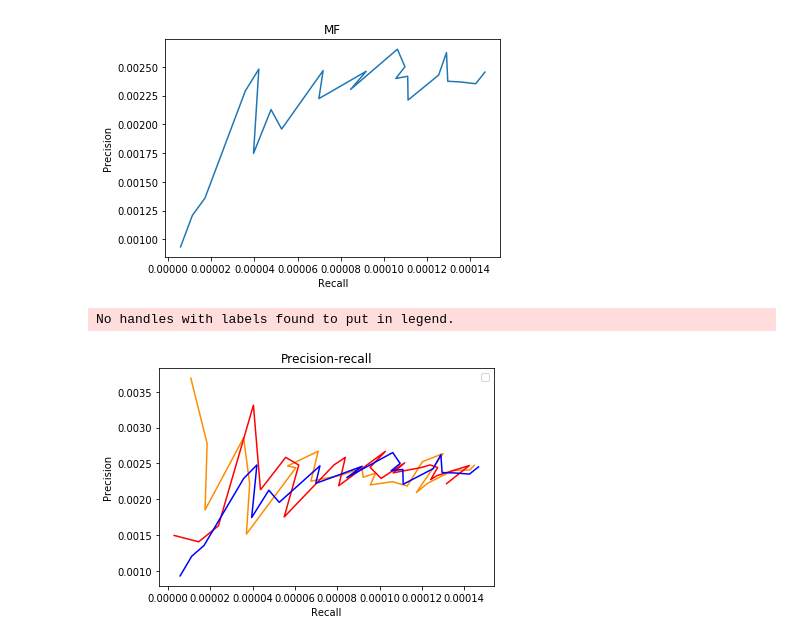
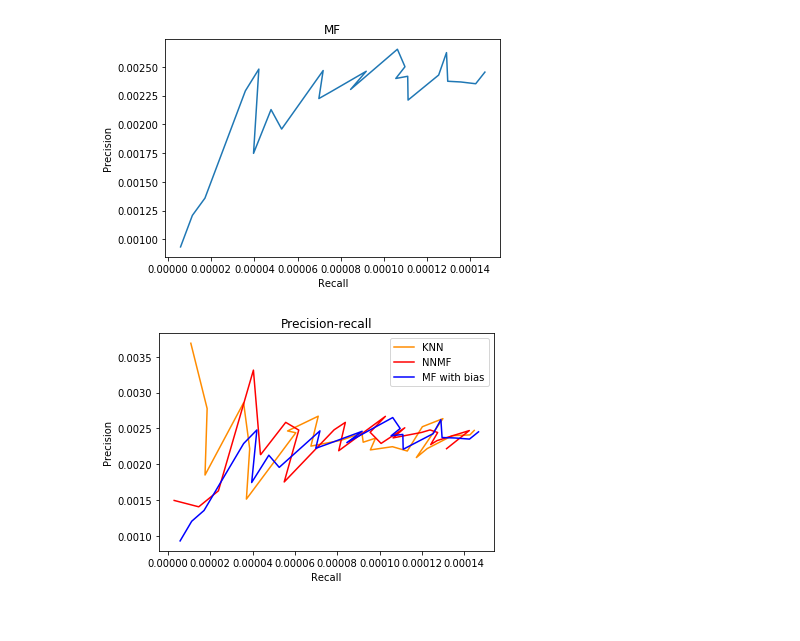
Before and after one commit to edihb/Collaborative-Filtering, a Jupyter notebook: Project 3_v3.ipynb, the cells around one changed output. Drawn from its saved outputs; the diff is of its cells as text; code cells hidden in the pictures.

```diff
--- a/Project 3_v3.ipynb
+++ b/Project 3_v3.ipynb
@@ -916,14 +916,13 @@ plot_func(recall_mf, precision_mf, "Recall", "Precision", "MF")
 # %%
 # Question 39
 plt.figure()
 plt.plot(recall_knn, precision_knn, color='darkorange', label='KNN')
-plt.plot(recall_nnmf, precision_nnmf, color='red', al)
-plt.plot(recall_mf, precision_mf, color='blue')
+plt.plot(recall_nnmf, precision_nnmf, color='red', label='NNMF')
+plt.plot(recall_mf, precision_mf, color='blue', label='MF with bias')
 plt.xlabel("Recall")
 plt.ylabel("Precision")
 plt.title("Precision-recall")
 plt.legend()
 plt.show()
 # %% [output]
-No handles with labels found to put in legend.
-[figure, old version]
+[figure, new version]
```
Also changed, not shown: 1 other file.
